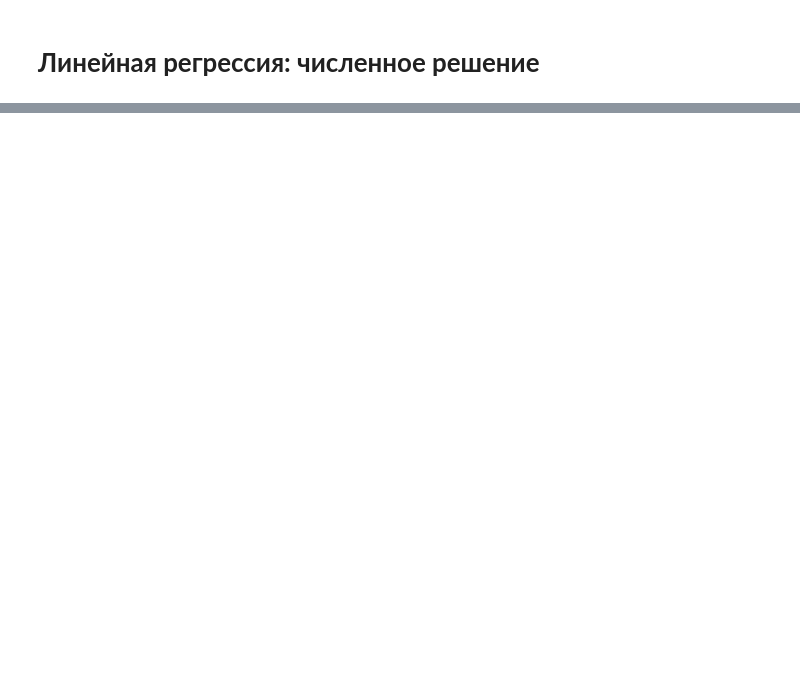
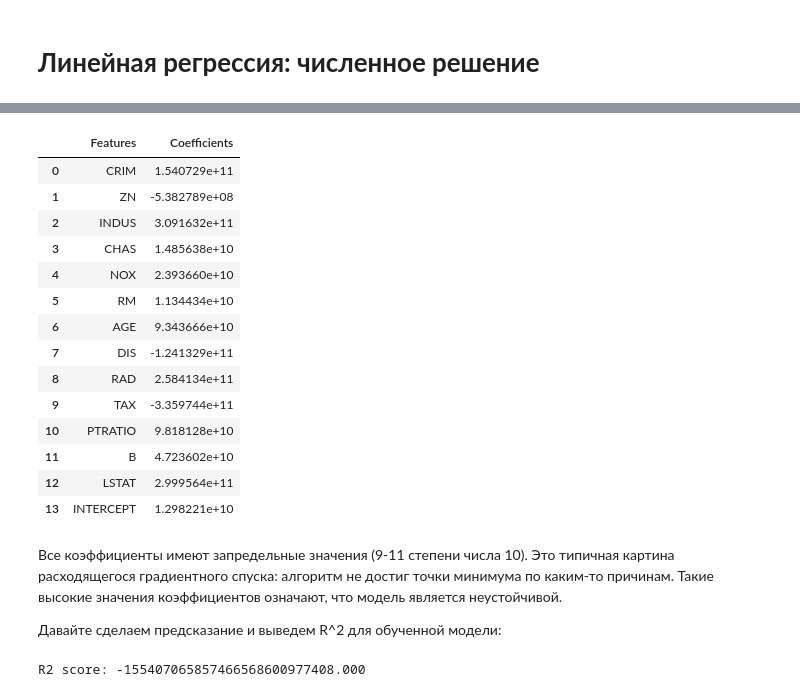
Before and after one commit to royvudgren/sf_datascience_practice, a Jupyter notebook: ML-2 supervised learning/4 linear regression numerical.ipynb, the cells around one changed output, grey strips where cells are left out. Drawn from its saved outputs; the diff is of its cells as text; code cells hidden in the pictures; blank space fills up the shorter version.

```diff
--- a/ML-2 supervised learning/4 linear regression numerical.ipynb
+++ b/ML-2 supervised learning/4 linear regression numerical.ipynb
@@ -91,0 +333,49 @@
+# %%
+# Теперь попробуем обучить многомерную линейную регрессию с помощью SGD.
+# Как и раньше составим полную матрицу наблюдений  из всех факторов,
+# которые нам даны. Обучим модель и выведем значения коэффициентов в виде DataFrame:
+
+#Составляем список факторов (исключили целевой столбец)
+features = boston_data.drop('MEDV', axis=1).columns
+#Составляем матрицу наблюдений X и вектор ответов y
+X = boston_data[features]
+y = boston_data['MEDV']
+
+#Создаём объект класса линейной регрессии с SGD
+sgd_lr_full = linear_model.SGDRegressor(random_state=42)
+#Обучаем модель — ищем параметры по методу SGD
+sgd_lr_full.fit(X, y)
+
+#Составляем таблицу из признаков и их коэффициентов
+w_df = pd.DataFrame({'Features': features, 'Coefficients': sgd_lr_full.coef_})
+#Составляем строчку таблицы со свободным членом
+intercept_df =pd.DataFrame({'Features': ['INTERCEPT'], 'Coefficients': sgd_lr_full.intercept_})
+coef_df = pd.concat([w_df, intercept_df], ignore_index=True)
+display(coef_df)
+# %% [output]
+|  | Features | Coefficients |
+| 0 | CRIM | 1.540729e+11 |
+| 1 | ZN | -5.382789e+08 |
+| 2 | INDUS | 3.091632e+11 |
+| 3 | CHAS | 1.485638e+10 |
+| 4 | NOX | 2.393660e+10 |
+| 5 | RM | 1.134434e+10 |
+| 6 | AGE | 9.343666e+10 |
+| 7 | DIS | -1.241329e+11 |
+| 8 | RAD | 2.584134e+11 |
+| 9 | TAX | -3.359744e+11 |
+| 10 | PTRATIO | 9.818128e+10 |
+| 11 | B | 4.723602e+10 |
+| 12 | LSTAT | 2.999564e+11 |
+| 13 | INTERCEPT | 1.298221e+10 |
+# %% [markdown]
+Все коэффициенты имеют запредельные значения (9-11 степени числа 10). Это типичная картина расходящегося градиентного спуска: алгоритм не достиг точки минимума по каким-то причинам. Такие высокие значения коэффициентов означают, что модель является неустойчивой.
+
+Давайте сделаем предсказание и выведем R^2 для обученной модели:
+# %%
+#Предсказываем медианную цену для всех участков из набора данных
+y_predict = sgd_lr_full.predict(X)
+#Рассчитываем коэффициент детерминации
+print('R2 score: {:.3f}'.format(metrics.r2_score(y, y_predict)))
+# %% [output]
+R2 score: -155407065857466568600977408.000
```
Also changed, not shown: parts of 21 cells of this notebook, 1 other file.
